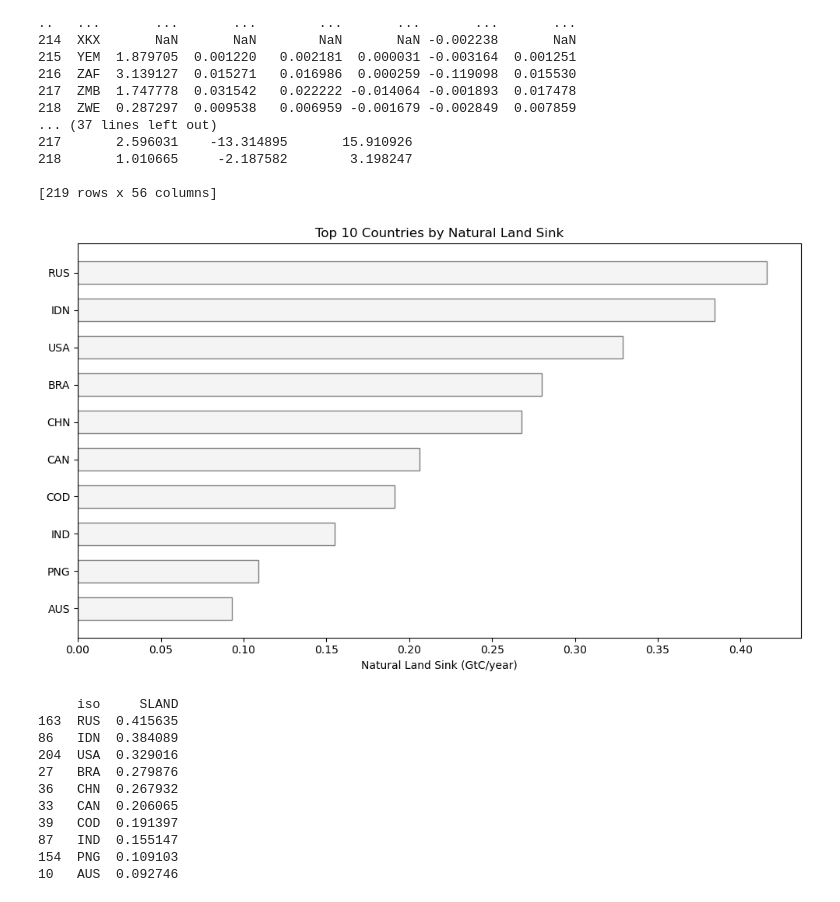
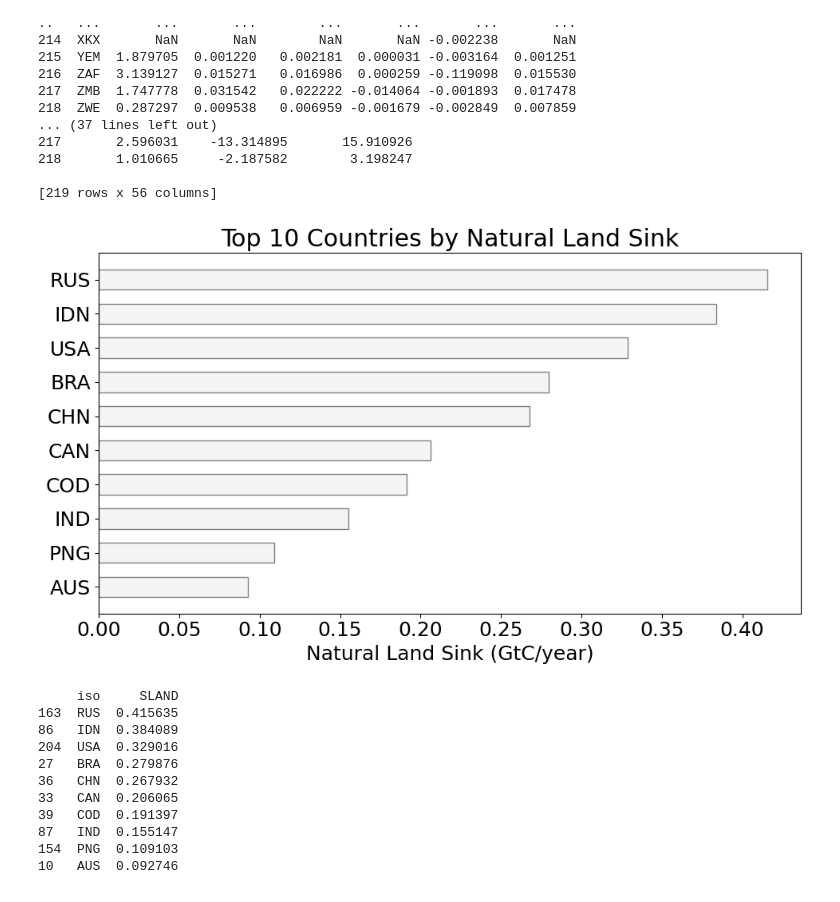
Before and after one commit to isaldiviagonzatti/landCSinkWealth, a Jupyter notebook: code/main.ipynb, the cells around one changed output. Saved outputs shown, nothing was run; the diff lists cells and outputs as text; code cells hidden in the pictures.

```diff
--- a/code/main.ipynb
+++ b/code/main.ipynb
@@ -1125,36 +1125,39 @@ sland_values = top_countries["SLAND"]  # Domestic SLAND contributions
 # Define bar width and positions
 bar_width = 0.6
 x = np.arange(len(countries))
+
+# Set global font size
+plt.rcParams.update({"font.size": 18})  # Adjust the value for desired font size
 
 # Create the plot
 fig, ax = plt.subplots(figsize=(10, 6))
 
 # Reverse the order of the y-axis to have the highest at the top
 ax.invert_yaxis()
 
 # Plot domestic SLAND values
 ax.barh(
     x,
     sland_values,
     height=bar_width,
     color="#f4f4f4",
     # label="Domestic",
     edgecolor="#808080",
 )
 
 # Formatting
 ax.set_yticks(x)
 ax.set_yticklabels(countries)
 ax.set_xlabel("Natural Land Sink (GtC/year)")
 ax.set_title("Top 10 Countries by Natural Land Sink")
 # ax.legend(title="Attribution Type")
 
 # Adjust layout and show
 plt.tight_layout()
 plt.savefig(imgDir + "SLAND_top_countries_bar_chart.jpg", format="jpg")
 plt.show()
 # %% [output]
-[figure, old version]
+[figure, new version]
 # %%
 # Create a DataFrame with the top 10 countries and their SLAND values
 top_countries_df = wealth_df.nlargest(10, "SLAND")[["iso", "SLAND"]]
```
Also changed, not shown: parts of 5 cells of this notebook, 6 other files.
